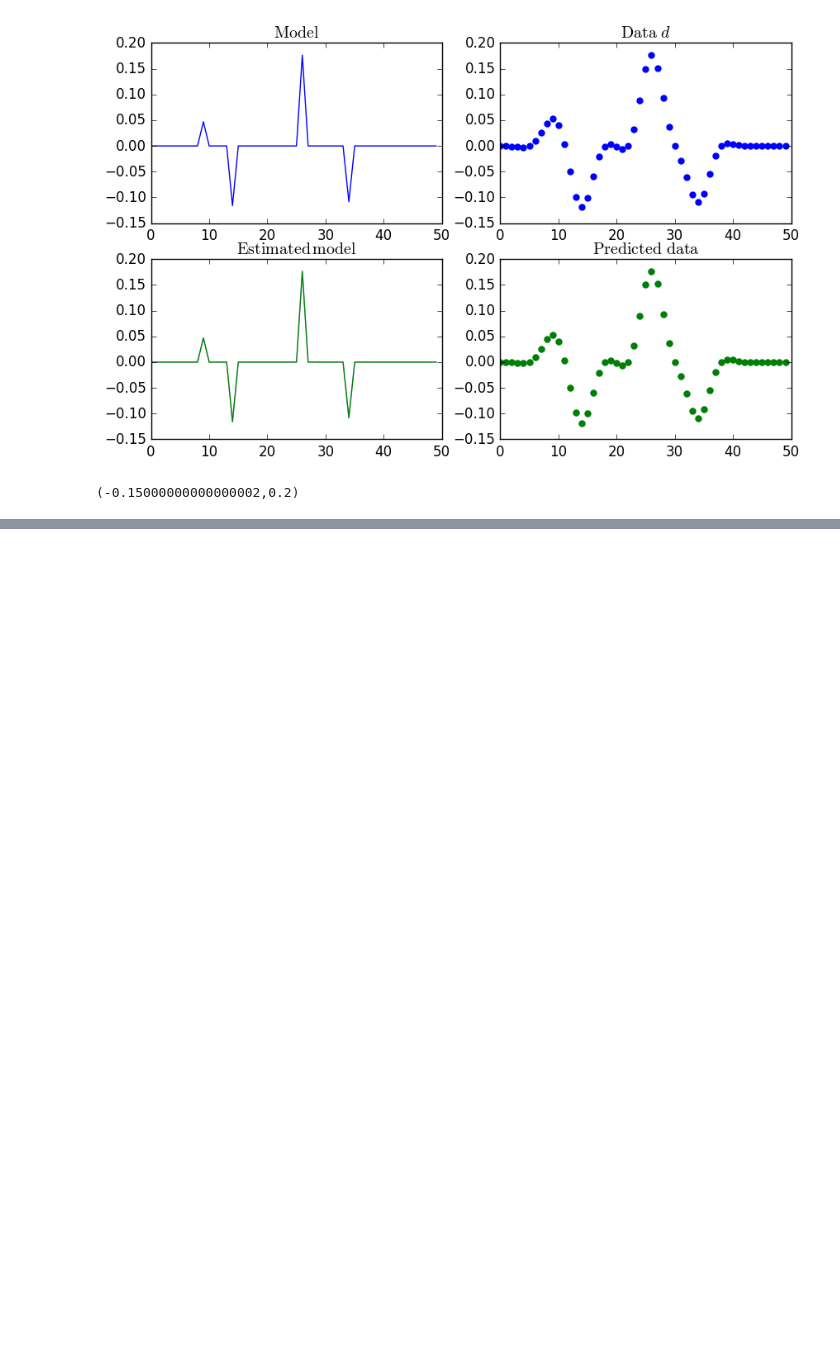
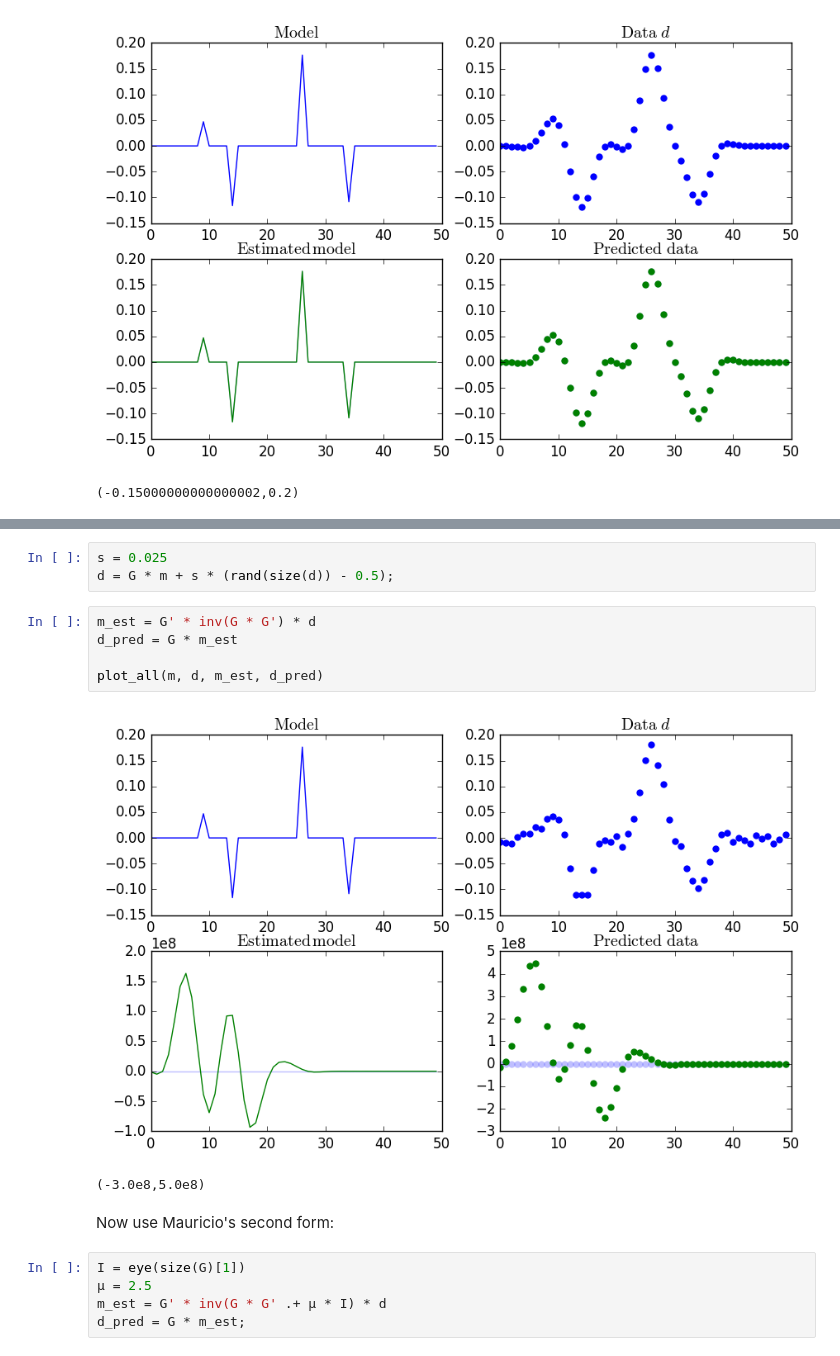
Before and after one commit to dfcastap/axb, a Jupyter notebook: Julia_wavelets.ipynb, the cells around one changed output, grey strips where cells are left out. Saved outputs shown, nothing was run; the diff lists cells and outputs as text; blank space fills up the shorter version.

```diff
--- a/Julia_wavelets.ipynb
+++ b/Julia_wavelets.ipynb
@@ -229,0 +249,18 @@ plot_all(m, d, m_est, d_pred)
+# %%
+s = 0.025
+d = G * m + s * (rand(size(d)) - 0.5);
+# %%
+m_est = G' * inv(G * G') * d
+d_pred = G * m_est
+
+plot_all(m, d, m_est, d_pred)
+# %% [output]
+[figure, added]
+(-3.0e8,5.0e8)
+# %% [markdown]
+Now use Mauricio's second form:
+# %%
+I = eye(size(G)[1])
+µ = 2.5
+m_est = G' * inv(G * G' .+ µ * I) * d
+d_pred = G * m_est;
```
Also changed, not shown: parts of 22 cells of this notebook.
